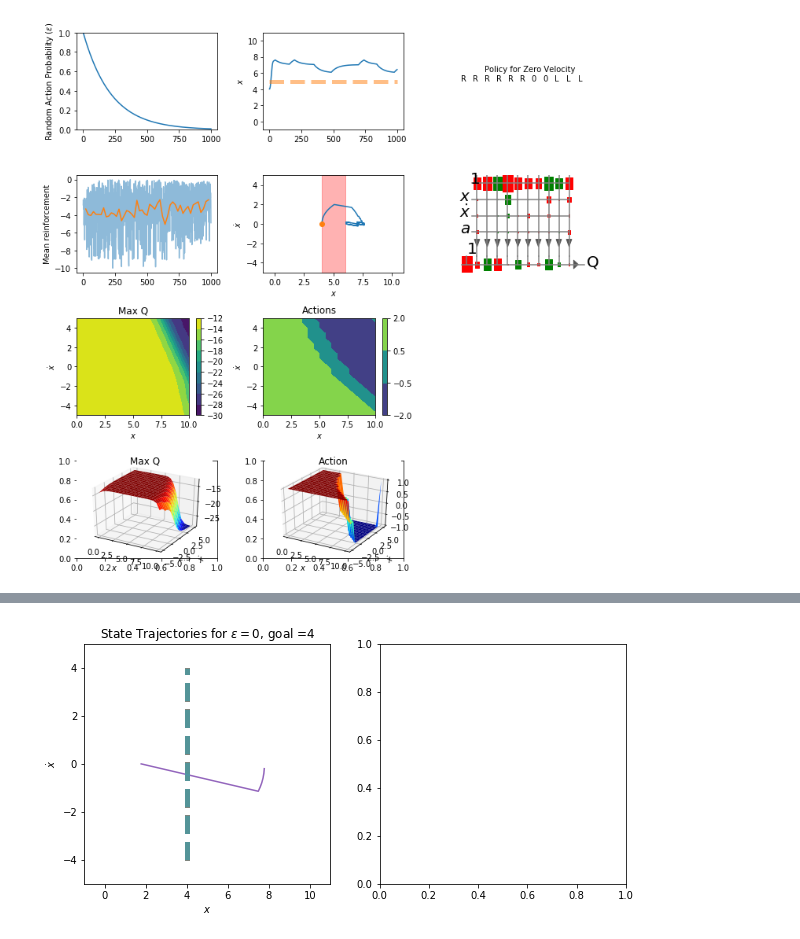
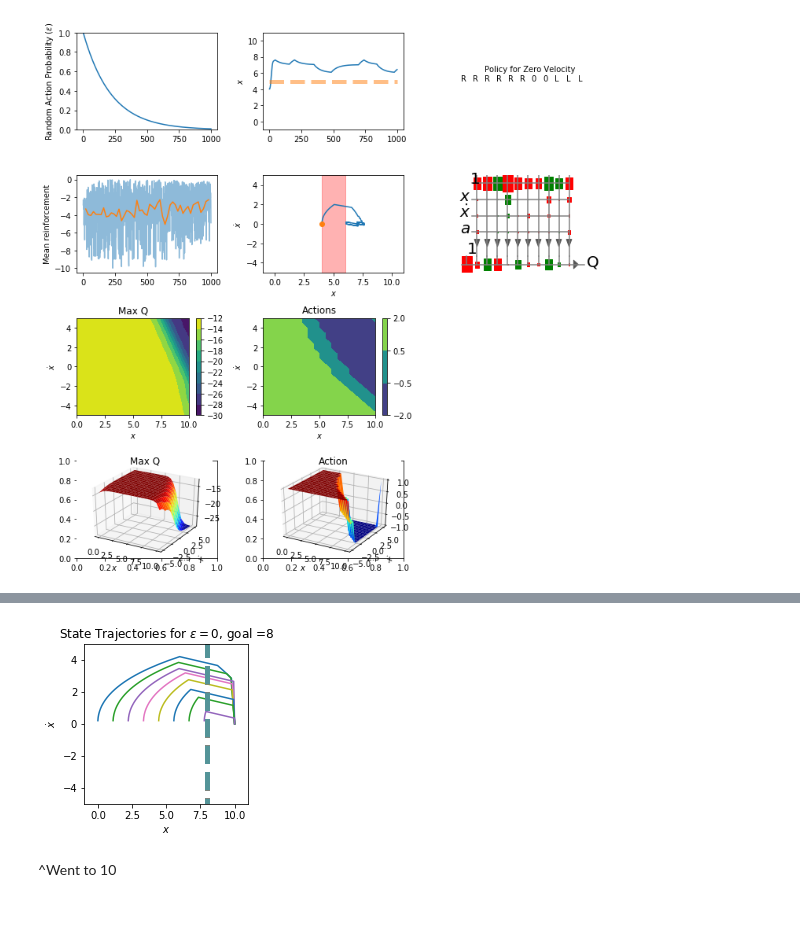
Before and after one commit to jayzym/cs445, a Jupyter notebook: A5/Zymbaluk-A5.ipynb, the cells around one changed output, grey strips where cells are left out. Drawn from its saved outputs; the diff is of its cells as text; code cells hidden in the pictures; blank space fills up the shorter version.

```diff
--- a/A5/Zymbaluk-A5.ipynb
+++ b/A5/Zymbaluk-A5.ipynb
@@ -360,5 +383,7 @@ display(fig3)
 # %%
-display(fig4)
+display(fig8)
 # %% [output]
-[figure, old version]
+[figure, new version]
+# %% [markdown]
+^Went to 10
 # %%
```
Also changed, not shown: parts of 26 cells of this notebook.
